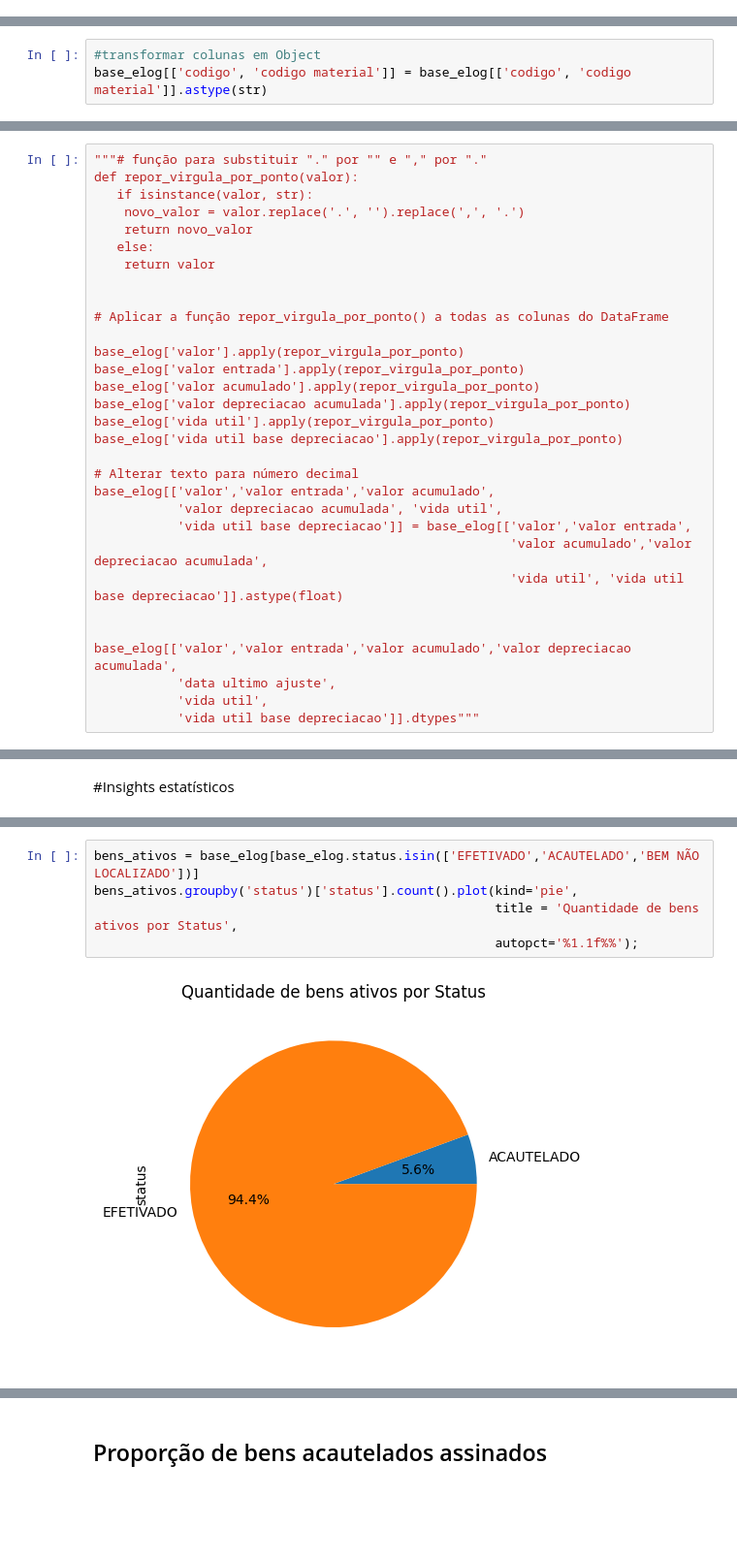
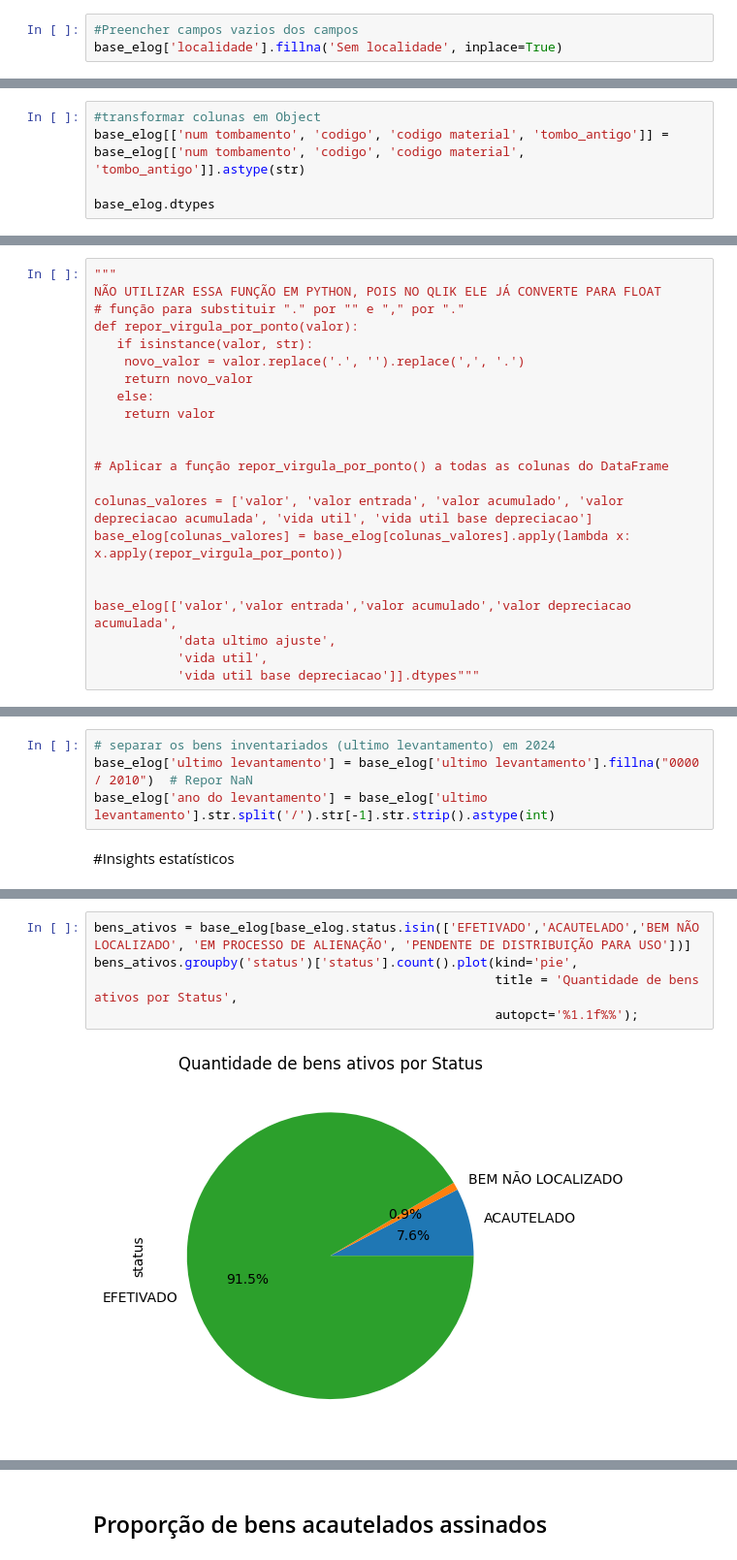
Before and after one commit to Mateus-cpa/tratamento_de_relatorio_elog_pf, a Jupyter notebook: Tratamento_de_relatório_geral_do_elog.ipynb, the cells around one changed output, grey strips where cells are left out. Shown at 97% size. Drawn from its saved outputs; the diff is of its cells as text; blank space fills up the shorter version.

```diff
--- a/Tratamento_de_relatório_geral_do_elog.ipynb
+++ b/Tratamento_de_relatório_geral_do_elog.ipynb
@@ -390,5 +345,10 @@ Index(['num tombamento', 'unidade responsavel material', 'codigo',
+# %%
+#Preencher campos vazios dos campos
+base_elog['localidade'].fillna('Sem localidade', inplace=True)
 # %% [markdown]
 ## Corrigir o tipo de colunas
 # %%
 #transformar colunas em Object
-base_elog[['codigo', 'codigo material']] = base_elog[['codigo', 'codigo material']].astype(str)
+base_elog[['num tombamento', 'codigo', 'codigo material', 'tombo_antigo']] = base_elog[['num tombamento', 'codigo', 'codigo material', 'tombo_antigo']].astype(str)
+
+base_elog.dtypes
@@ -395,5 +374,7 @@ base_elog[['codigo', 'codigo material']] = base_elog[['codigo', 'codigo material
 # %%
-"""# função para substituir "." por "" e "," por "."
+"""
+NÃO UTILIZAR ESSA FUNÇÃO EM PYTHON, POIS NO QLIK ELE JÁ CONVERTE PARA FLOAT
+# função para substituir "." por "" e "," por "."
 def repor_virgula_por_ponto(valor):
    if isinstance(valor, str):
     novo_valor = valor.replace('.', '').replace(',', '.')
@@ -404,19 +385,8 @@ def repor_virgula_por_ponto(valor):
 
 # Aplicar a função repor_virgula_por_ponto() a todas as colunas do DataFrame
 
-base_elog['valor'].apply(repor_virgula_por_ponto)
-base_elog['valor entrada'].apply(repor_virgula_por_ponto)
-base_elog['valor acumulado'].apply(repor_virgula_por_ponto)
-base_elog['valor depreciacao acumulada'].apply(repor_virgula_por_ponto)
-base_elog['vida util'].apply(repor_virgula_por_ponto)
-base_elog['vida util base depreciacao'].apply(repor_virgula_por_ponto)
-
-# Alterar texto para número decimal
-base_elog[['valor','valor entrada','valor acumulado',
-           'valor depreciacao acumulada', 'vida util',
-           'vida util base depreciacao']] = base_elog[['valor','valor entrada',
-                                                       'valor acumulado','valor depreciacao acumulada',
-                                                       'vida util', 'vida util base depreciacao']].astype(float)
+colunas_valores = ['valor', 'valor entrada', 'valor acumulado', 'valor depreciacao acumulada', 'vida util', 'vida util base depreciacao']
+base_elog[colunas_valores] = base_elog[colunas_valores].apply(lambda x: x.apply(repor_virgula_por_ponto))
 
 
 base_elog[['valor','valor entrada','valor acumulado','valor depreciacao acumulada',
@@ -428,3 +400,7 @@ base_elog[['valor','valor entrada','valor acumulado','valor depreciacao acumulad
+# %%
+# separar os bens inventariados (ultimo levantamento) em 2024
+base_elog['ultimo levantamento'] = base_elog['ultimo levantamento'].fillna("0000 / 2010")  # Repor NaN
+base_elog['ano do levantamento'] = base_elog['ultimo levantamento'].str.split('/').str[-1].str.strip().astype(int)
 # %% [markdown]
 #Insights estatísticos
 # %%
@@ -442,7 +418,7 @@ grafico_ativos.plot()
 # %%
-bens_ativos = base_elog[base_elog.status.isin(['EFETIVADO','ACAUTELADO','BEM NÃO LOCALIZADO'])]
+bens_ativos = base_elog[base_elog.status.isin(['EFETIVADO','ACAUTELADO','BEM NÃO LOCALIZADO', 'EM PROCESSO DE ALIENAÇÃO', 'PENDENTE DE DISTRIBUIÇÃO PARA USO'])]
 bens_ativos.groupby('status')['status'].count().plot(kind='pie',
                                                      title = 'Quantidade de bens ativos por Status',
                                                      autopct='%1.1f%%');
 # %% [output]
-[figure, old version]
+[figure, new version]
```
Also changed, not shown: parts of 31 cells of this notebook.
